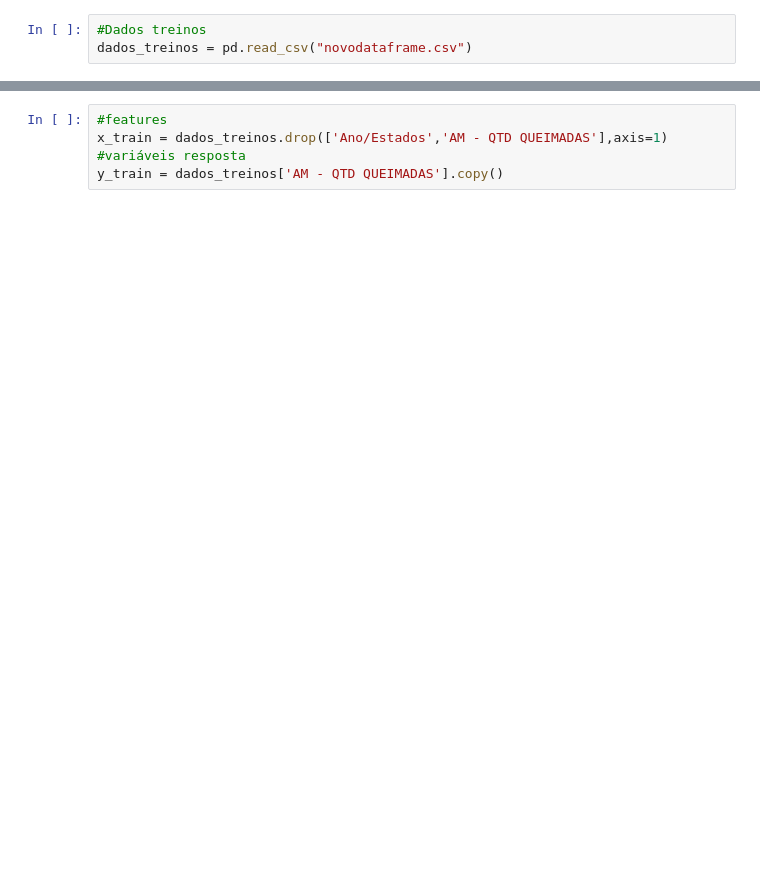
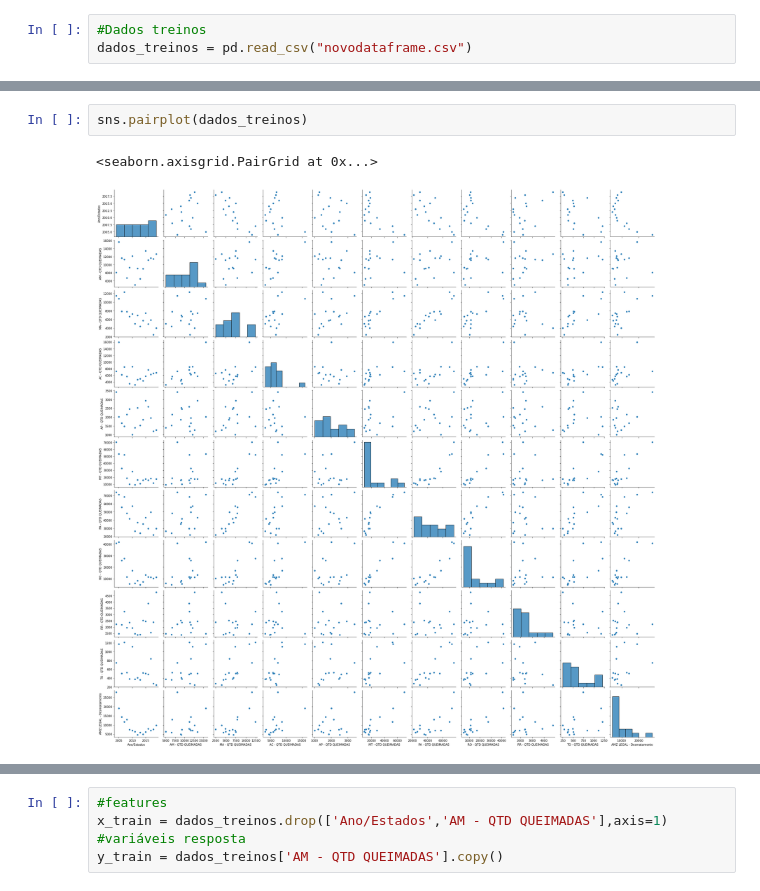
Before and after one commit to alynenogu/Pos-Graduacao---Ciencia-de-Dados, a Jupyter notebook: Machine Learning - monografia.ipynb, the cells around one changed output, grey strips where cells are left out. Saved outputs shown, nothing was run; the diff lists cells and outputs as text; blank space fills up the shorter version.

```diff
--- a/Machine Learning - monografia.ipynb
+++ b/Machine Learning - monografia.ipynb
@@ -65,0 +87,5 @@ dados_treinos.shape
+# %%
+sns.pairplot(dados_treinos)
+# %% [output]
+<seaborn.axisgrid.PairGrid at 0x...>
+[figure, added]
```
Also changed, not shown: parts of 30 cells of this notebook, 1 other file.
